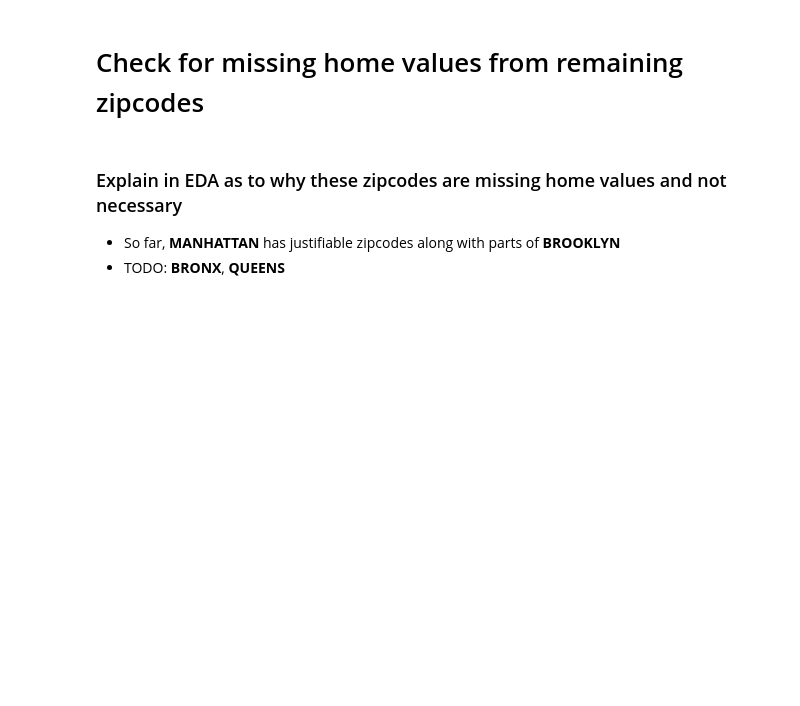
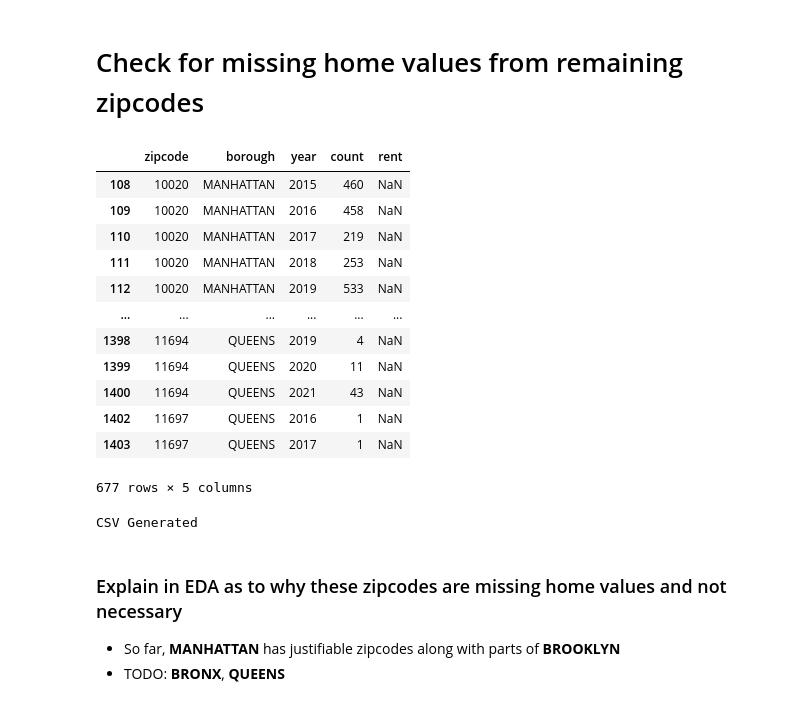
Before and after one commit to hpuma/Airbnb_Rental_Project, a Jupyter notebook: stats/rent_value_mapped_zipcode_cumulative.ipynb, the cells around one changed output. Saved outputs shown, nothing was run; the diff lists cells and outputs as text; code cells hidden in the pictures; blank space fills up the shorter version.

Commit message:
Supressed csv exporting

```diff
--- a/stats/rent_value_mapped_zipcode_cumulative.ipynb
+++ b/stats/rent_value_mapped_zipcode_cumulative.ipynb
@@ -233,9 +233,25 @@ CSV Generated
 #Rockerfeller center 10020, check what type of areas we're missing.Look for significant counts andor/ places
 missing_zipcodes = merged_reminaing[merged_reminaing["rent"].isnull()]
 # %%
-missing_zipcodes.to_csv("./zipcode_data/missing_zipcode_rent_values.csv", index=False)
-display(missing_zipcodes)
-print("CSV Generated")
+# EXPORT
+# missing_zipcodes.to_csv("./zipcode_data/missing_home_rent_values/missing_zipcode_rent_values.csv", index=False)
+# display(missing_zipcodes)
+# print("CSV Generated")
+# %% [output]
+|  | zipcode | borough | year | count | rent |
+| 108 | 10020 | MANHATTAN | 2015 | 460 | NaN |
+| 109 | 10020 | MANHATTAN | 2016 | 458 | NaN |
+| 110 | 10020 | MANHATTAN | 2017 | 219 | NaN |
+| 111 | 10020 | MANHATTAN | 2018 | 253 | NaN |
+| 112 | 10020 | MANHATTAN | 2019 | 533 | NaN |
+| ... | ... | ... | ... | ... | ... |
+| 1398 | 11694 | QUEENS | 2019 | 4 | NaN |
+| 1399 | 11694 | QUEENS | 2020 | 11 | NaN |
+| 1400 | 11694 | QUEENS | 2021 | 43 | NaN |
+| 1402 | 11697 | QUEENS | 2016 | 1 | NaN |
+| 1403 | 11697 | QUEENS | 2017 | 1 | NaN |
+677 rows × 5 columns
+CSV Generated
 # %%
 def get_boro_missing_zipcodes(df, boro):
     missing_boro = df[df["borough"] == boro]
```
Also changed, not shown: parts of 2 cells of this notebook, 1 other file.
